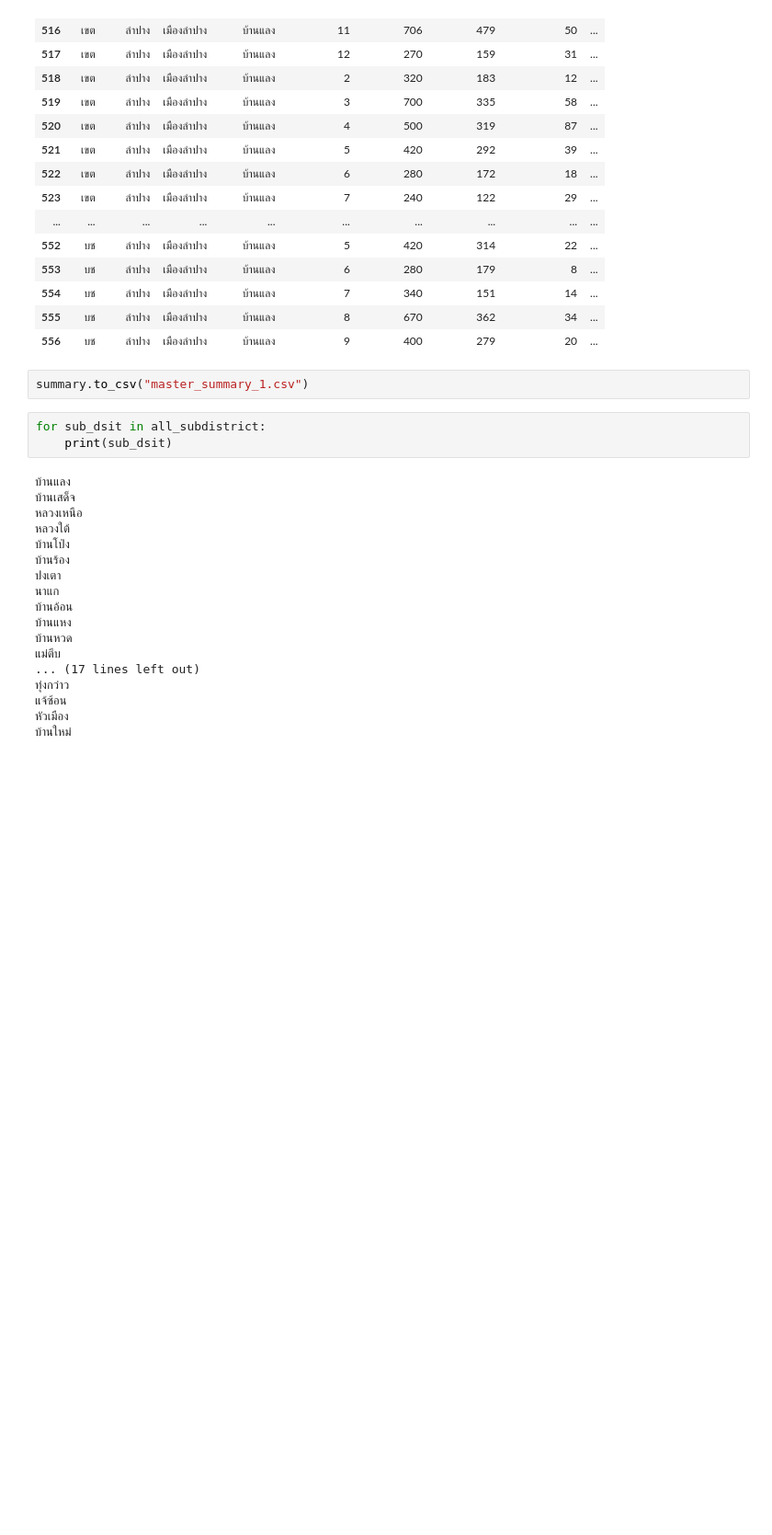
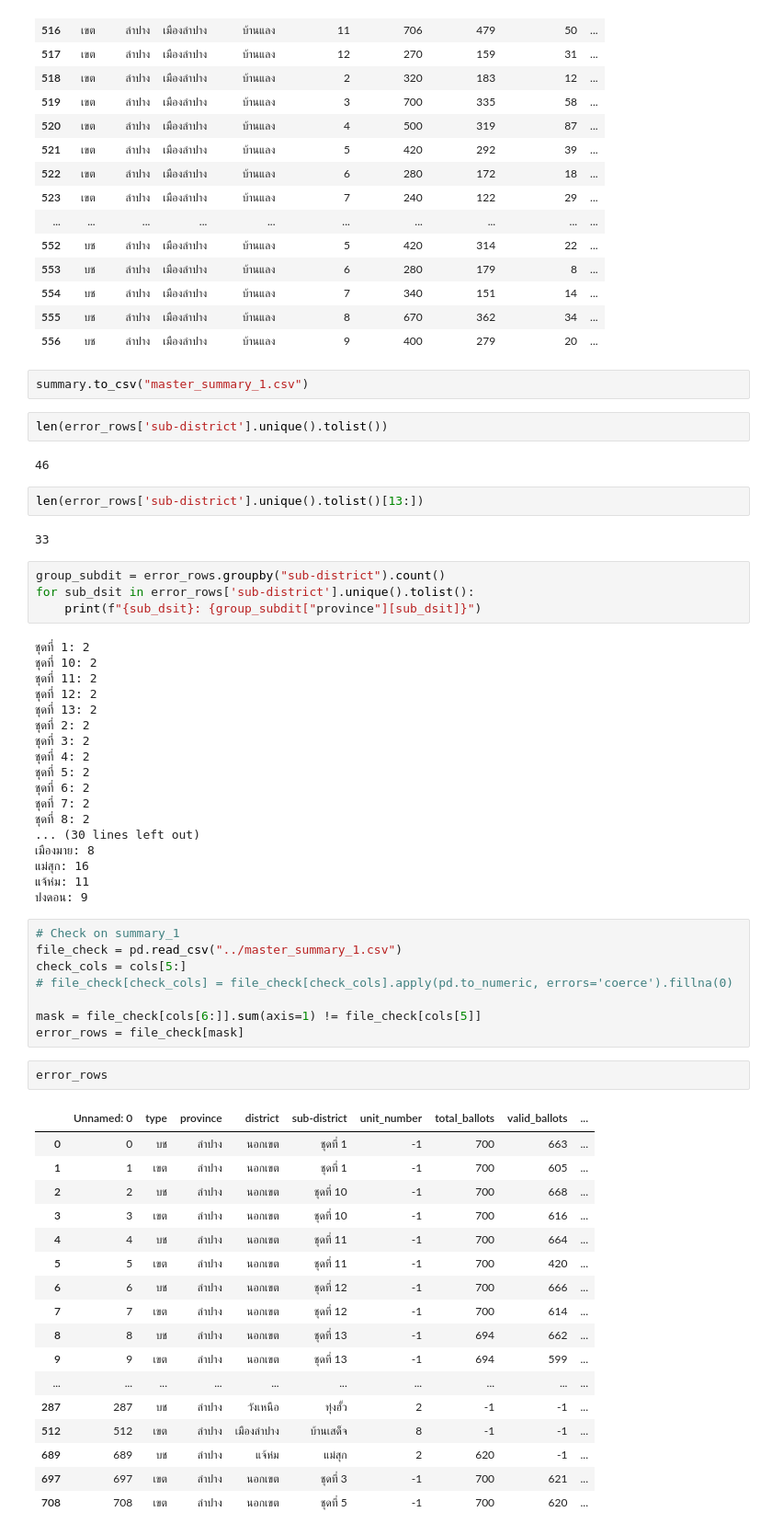
Before and after one commit to PhoengZ/lampang-area2-analyze, a Jupyter notebook: src/Clean_validation.ipynb, the cells around one changed output. Shown at 92% size. Cells and saved outputs as stored; diff of their text form; blank space fills up the shorter version.

Commit message:
Successfully validate summary file

```diff
--- a/src/Clean_validation.ipynb
+++ b/src/Clean_validation.ipynb
@@ -531,24 +531,61 @@ summary[summary['sub-district'] == all_subdistrict[0]]
 | 556 | บช | ลำปาง | เมืองลำปาง | บ้านแลง | 9 | 400 | 279 | 20 | ... |
 # %%
 summary.to_csv("master_summary_1.csv")
+# %%
+len(error_rows['sub-district'].unique().tolist())
+# %% [output]
+46
+# %%
+len(error_rows['sub-district'].unique().tolist()[13:])
+# %% [output]
+33
 # %%
-for sub_dsit in all_subdistrict:
-    print(sub_dsit)
+group_subdit = error_rows.groupby("sub-district").count()
+for sub_dsit in error_rows['sub-district'].unique().tolist():
+    print(f"{sub_dsit}: {group_subdit["province"][sub_dsit]}")
 # %% [output]
-บ้านแลง
-บ้านเสด็จ
-หลวงเหนือ
-หลวงใต้
-บ้านโป่ง
-บ้านร้อง
-ปงเตา
-นาแก
-บ้านอ้อน
-บ้านแหง
-บ้านหวด
-แม่ตีบ
-... (17 lines left out)
-ทุ่งกว๋าว
-แจ้ซ้อน
-หัวเมือง
-บ้านใหม่
+ชุดที่ 1: 2
+ชุดที่ 10: 2
+ชุดที่ 11: 2
+ชุดที่ 12: 2
+ชุดที่ 13: 2
+ชุดที่ 2: 2
+ชุดที่ 3: 2
+ชุดที่ 4: 2
+ชุดที่ 5: 2
+ชุดที่ 6: 2
+ชุดที่ 7: 2
+ชุดที่ 8: 2
+... (30 lines left out)
+เมืองมาย: 8
+แม่สุก: 16
+แจ้ห่ม: 11
+ปงดอน: 9
+# %%
+# Check on summary_1
+file_check = pd.read_csv("../master_summary_1.csv")
+check_cols = cols[5:]
+# file_check[check_cols] = file_check[check_cols].apply(pd.to_numeric, errors='coerce').fillna(0)
+
+mask = file_check[cols[6:]].sum(axis=1) != file_check[cols[5]]
+error_rows = file_check[mask]
+# %%
+error_rows
+# %% [output]
+|  | Unnamed: 0 | type | province | district | sub-district | unit_number | total_ballots | valid_ballots | ... |
+| 0 | 0 | บช | ลำปาง | นอกเขต | ชุดที่ 1 | -1 | 700 | 663 | ... |
+| 1 | 1 | เขต | ลำปาง | นอกเขต | ชุดที่ 1 | -1 | 700 | 605 | ... |
+| 2 | 2 | บช | ลำปาง | นอกเขต | ชุดที่ 10 | -1 | 700 | 668 | ... |
+| 3 | 3 | เขต | ลำปาง | นอกเขต | ชุดที่ 10 | -1 | 700 | 616 | ... |
+| 4 | 4 | บช | ลำปาง | นอกเขต | ชุดที่ 11 | -1 | 700 | 664 | ... |
+| 5 | 5 | เขต | ลำปาง | นอกเขต | ชุดที่ 11 | -1 | 700 | 420 | ... |
+| 6 | 6 | บช | ลำปาง | นอกเขต | ชุดที่ 12 | -1 | 700 | 666 | ... |
+| 7 | 7 | เขต | ลำปาง | นอกเขต | ชุดที่ 12 | -1 | 700 | 614 | ... |
+| 8 | 8 | บช | ลำปาง | นอกเขต | ชุดที่ 13 | -1 | 694 | 662 | ... |
+| 9 | 9 | เขต | ลำปาง | นอกเขต | ชุดที่ 13 | -1 | 694 | 599 | ... |
+| ... | ... | ... | ... | ... | ... | ... | ... | ... | ... |
+| 287 | 287 | บช | ลำปาง | วังเหนือ | ทุ่งฮั้ว | 2 | -1 | -1 | ... |
+| 512 | 512 | เขต | ลำปาง | เมืองลำปาง | บ้านเสด็จ | 8 | -1 | -1 | ... |
+| 689 | 689 | บช | ลำปาง | แจ้ห่ม | แม่สุก | 2 | 620 | -1 | ... |
+| 697 | 697 | เขต | ลำปาง | นอกเขต | ชุดที่ 3 | -1 | 700 | 621 | ... |
+| 708 | 708 | เขต | ลำปาง | นอกเขต | ชุดที่ 5 | -1 | 700 | 620 | ... |
```
Also changed, not shown: 2 other files.
